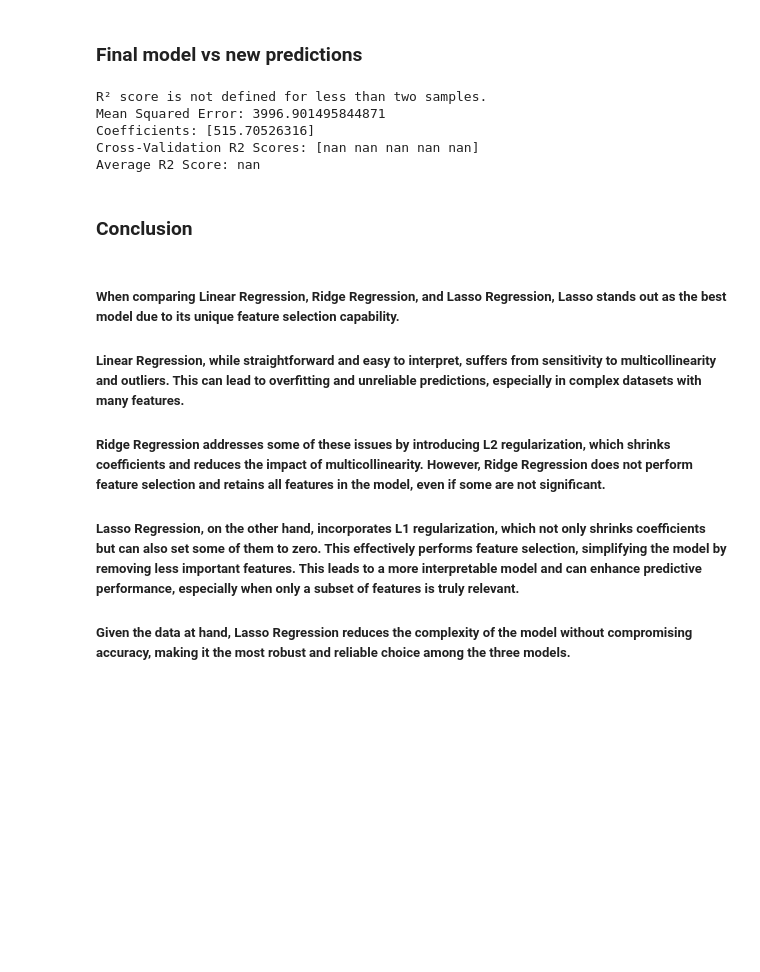
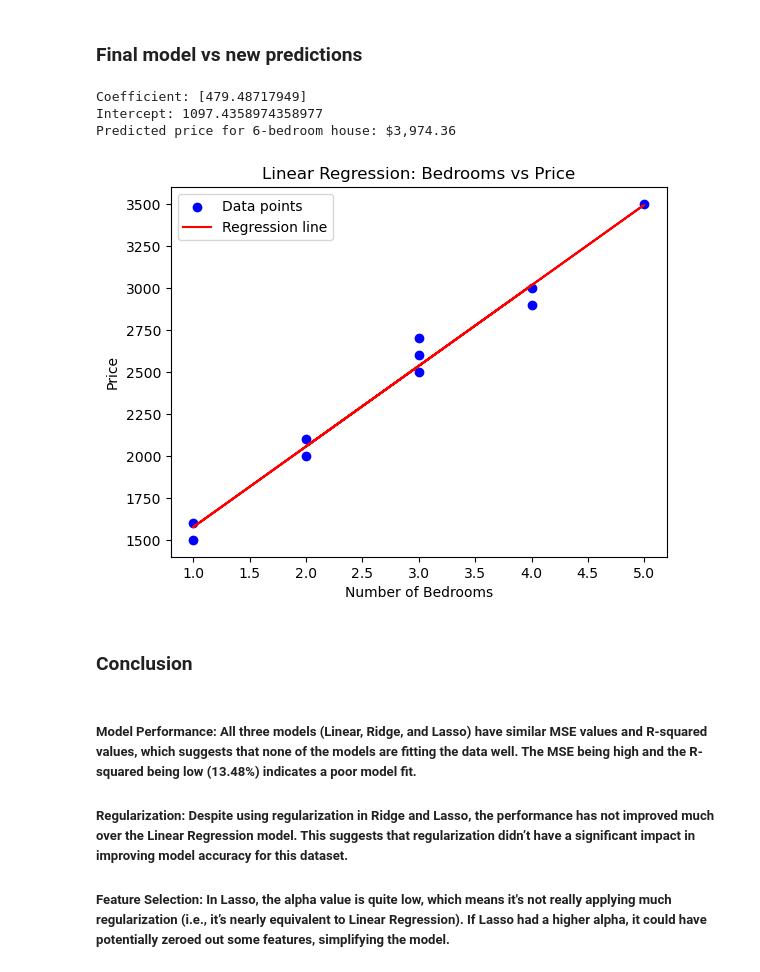
Before and after one commit to marionmel/Regression-Project, a Jupyter notebook: Regression Project.ipynb, the cells around one changed output. Cells and saved outputs as stored; diff of their text form; code cells hidden in the pictures; blank space fills up the shorter version.

```diff
--- a/Regression Project.ipynb
+++ b/Regression Project.ipynb
@@ -264,59 +297,46 @@ R2: 0.5728975947906816
 # %% [markdown]
 ### Final model vs new predictions
 # %%
-import pandas as pd
-from sklearn.model_selection import train_test_split, cross_val_score, LeaveOneOut
-from sklearn.linear_model import Lasso
-from sklearn.metrics import mean_squared_error, r2_score
-import numpy as np
-
 data = {
-    'beds': [2, 3, 2, 1, 4],
-    'price': [1500, 2000, 1200, 1000, 2500]
+    'bedrooms': [1, 2, 3, 4, 5, 2, 3, 1, 4, 3],
+    'price': [1500, 2000, 2500, 3000, 3500, 2100, 2700, 1600, 2900, 2600]
 }
 
-df = pd.DataFrame(data)
+# Convert the data into a pandas DataFrame
+df2 = pd.DataFrame(data)
 
-X = df.drop('price', axis=1)
-y = df['price']
+# Define X (features) and y (target)
+x = df2[['bedrooms']]  #we use 'bedrooms' as the feature
+y = df2['price']
 
-X_train, X_test, y_train, y_test = train_test_split(X, y, test_size=0.2, random_state=42)
+model = LinearRegression()
 
-lasso = Lasso(alpha=0.1)
-lasso.fit(X_train, y_train)
+model.fit(x, y)
 
-y_pred = lasso.predict(X_test)
+print(f"Coefficient: {model.coef_}")
+print(f"Intercept: {model.intercept_}")
+#coefficients and intercept of the model
 
-mse = mean_squared_error(y_test, y_pred)
-if len(y_test) > 1:
-    r2 = r2_score(y_test, y_pred)
-    print(f'R2: {r2}')
-else:
-    print('R² score is not defined for less than two samples.')
+bedrooms_new = np.array([[6]])
+predicted_price = model.predict(bedrooms_new) #make predictions with the model
 
-print(f'Mean Squared Error: {mse}')
-print('Coefficients:', lasso.coef_)
+print(f"Predicted price for 6-bedroom house: ${predicted_price[0]:,.2f}")
 
-loo = LeaveOneOut()
-scores = cross_val_score(lasso, X, y, cv=loo, scoring='r2')
-
-print(f'Cross-Validation R2 Scores: {scores}')
-print(f'Average R2 Score: {np.mean(scores)}')
+plt.scatter(x, y, color='blue', label='Data points')
+plt.plot(x, model.predict(x), color='red', label='Regression line')
+plt.xlabel('Number of Bedrooms')
+plt.ylabel('Price')
+plt.title('Linear Regression: Bedrooms vs Price')
+plt.legend()
+plt.show() #plot the data and the regression line
 # %% [output]
-R² score is not defined for less than two samples.
-Mean Squared Error: 3996.901495844871
-Coefficients: [515.70526316]
-Cross-Validation R2 Scores: [nan nan nan nan nan]
-Average R2 Score: nan
+Coefficient: [479.48717949]
+Intercept: 1097.4358974358977
+Predicted price for 6-bedroom house: $3,974.36
+[figure, added]
 # %% [markdown]
 ### Conclusion
 # %% [markdown]
-##### When comparing Linear Regression, Ridge Regression, and Lasso Regression, Lasso stands out as the best model due to its unique feature selection capability.
-
-##### Linear Regression, while straightforward and easy to interpret, suffers from sensitivity to multicollinearity and outliers. This can lead to overfitting and unreliable predictions, especially in complex datasets with many features.
-
-##### Ridge Regression addresses some of these issues by introducing L2 regularization, which shrinks coefficients and reduces the impact of multicollinearity. However, Ridge Regression does not perform feature selection and retains all features in the model, even if some are not significant.
-
-##### Lasso Regression, on the other hand, incorporates L1 regularization, which not only shrinks coefficients but can also set some of them to zero. This effectively performs feature selection, simplifying the model by removing less important features. This leads to a more interpretable model and can enhance predictive performance, especially when only a subset of features is truly relevant.
-
-##### Given the data at hand, Lasso Regression reduces the complexity of the model without compromising accuracy, making it the most robust and reliable choice among the three models.
+##### Model Performance: All three models (Linear, Ridge, and Lasso) have similar MSE values and R-squared values, which suggests that none of the models are fitting the data well. The MSE being high and the R-squared being low (13.48%) indicates a poor model fit.
+##### Regularization: Despite using regularization in Ridge and Lasso, the performance has not improved much over the Linear Regression model. This suggests that regularization didn’t have a significant impact in improving model accuracy for this dataset.
+##### Feature Selection: In Lasso, the alpha value is quite low, which means it's not really applying much regularization (i.e., it’s nearly equivalent to Linear Regression). If Lasso had a higher alpha, it could have potentially zeroed out some features, simplifying the model.
```
Also changed, not shown: parts of 15 cells of this notebook.
